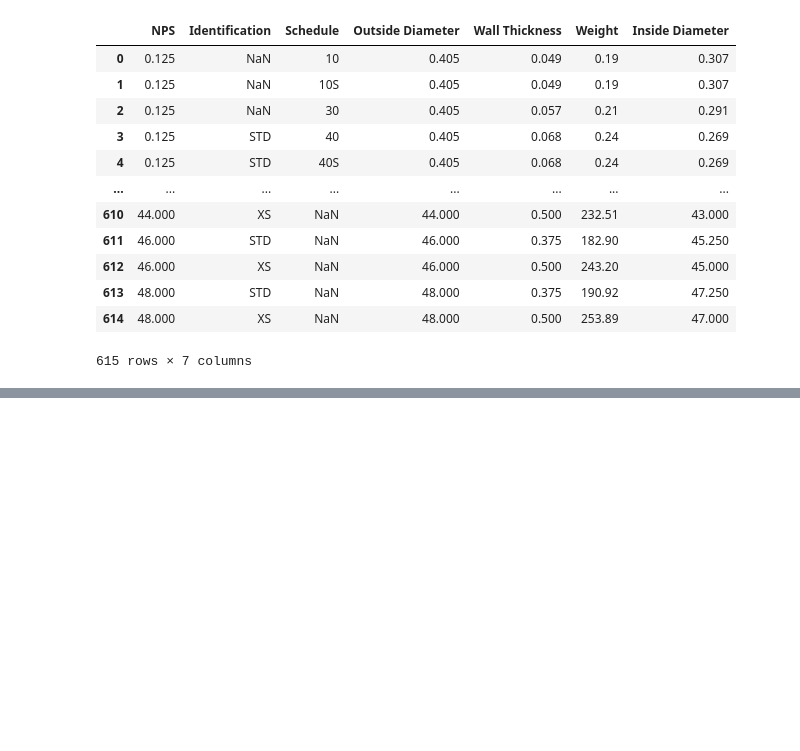
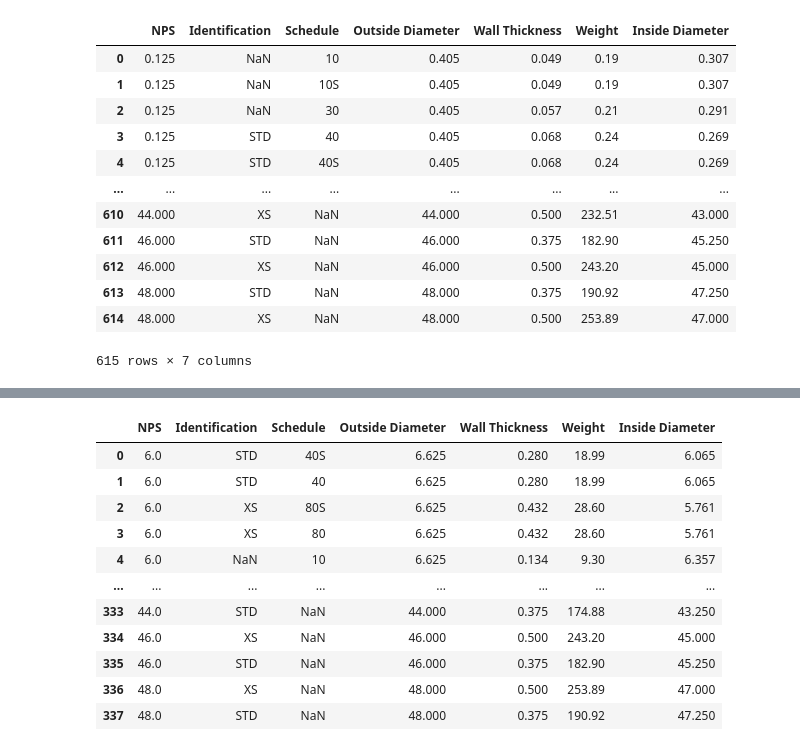
Before and after one commit to nkadakia185/software, a Jupyter notebook: fluid_software/main.ipynb, the cells around one changed output, grey strips where cells are left out. Saved outputs shown, nothing was run; the diff lists cells and outputs as text; code cells hidden in the pictures; blank space fills up the shorter version.

```diff
--- a/fluid_software/main.ipynb
+++ b/fluid_software/main.ipynb
@@ -88,15 +92,18 @@ def search_by_inside_diameter(df,
 # %%
+#STEP 1
+# INPUTS VARIABLES
+
 # Always input these variables
-inside_diameter = 0 #Enter the desired inside diameter as a decimal
+inside_diameter = 6 #Enter the desired inside diameter as a decimal
 
 # Optional variables
 standard_only = False #False will include entries without identification or schedule
-number_of_entries = 7 #Enter an integer if you only want to see a certain number of results, default is to see all entries
+number_of_entries = 4 #Enter an integer if you only want to see a certain number of results, default is to see all entries
 #TODO update your function above to work with the materials.py and make this block work with section viii= True
 ## Filter by Codes based on pressure and temperature if desired
 section_viii = False #Set to True to only return results that pass Section VIII Div 1. UG-27 for design pressure and temperature
-design_pressure = 4 #psig, must be entered if code filter is set to True
-design_temperature = 5 #F, must be entered if code filter is set to True
+design_pressure = 3 #psig, must be entered if code filter is set to True
+design_temperature = 6 #F, must be entered if code filter is set to True
 material = None #'304', '316', '106 Gr B' are the currently available materials, must be entered if code filter is set to True
 seamless = True #Set to False to apply a 0.85 strength reduction factor for welded pipe
 
@@ -110,3 +117,11 @@ def search_by_inside_diameter(df, inside_diameter,
                               material=None,
                               seamless=True):
     pass
+# %%
+#STEP 2
+#READ THE CSV AND CALCULATE INSIDE DIAMETER AND ADDS LAST COLUMN
+import pandas as pd
+
+df = pd.read_csv(r'pipe\pipe_sizes.csv')
+df['Inside Diameter'] = df['Outside Diameter'] - 2 * df['Wall Thickness']
+df
@@ -112,0 +142,67 @@ def search_by_inside_diameter(df, inside_diameter,
+# %%
+#STEP 3
+# takes in df and inside_diameter, returns a DataFrame of pipe sizes closest to the inside diameter
+def search_by_inside_diameter(df,
+                              inside_diameter,
+                              standard_only=True,
+                              number_of_entries=None,
+                              b31_1=False,
+                              b31_3=False,
+                              section_vii=False,
+                              design_pressure=0,
+                              design_temperature=0,
+                              material=None,
+                              seamless=True):
+    """
+    Searches for pipe entries closest to the specified inside diameter,
+    with optional code compliance using materials.py.
+    """
+    if inside_diameter is None:
+        raise ValueError("You must provide a target inside diameter.")
+
+    filtered_df = df.copy()
+
+    # Filter standard pipes only
+    if standard_only:
+        filtered_df['Standard'] = ~(filtered_df['Identification'].isna() & filtered_df['Schedule'].isna())
+        filtered_df = filtered_df[filtered_df['Standard']].drop(columns='Standard')
+
+    # Filter by design codes if requested
+    if any([b31_1, b31_3, section_vii]):
+        if not material or design_pressure == 0 or design_temperature == 0:
+            raise ValueError("Material, design_pressure, and design_temperature are required for code filtering.")
+
+        # Use check_code_compliance from cell 6
+        filtered_df = filtered_df[filtered_df.apply(
+            lambda row: check_code_compliance(row, material, design_pressure, design_temperature,
+                                              b31_1, b31_3, section_vii, seamless), axis=1)]
+
+    # Compute absolute difference from target inside diameter
+    filtered_df['ID Diff'] = abs(filtered_df['Inside Diameter'] - inside_diameter)
+
+    # Sort by how close the inside diameter is
+    filtered_df = filtered_df.sort_values(by='ID Diff')
+
+    # Limit number of results if specified
+    if number_of_entries:
+        filtered_df = filtered_df.head(number_of_entries)
+
+    # Drop helper column and reset index
+    filtered_df = filtered_df.drop(columns=['ID Diff'])
+
+    return filtered_df.reset_index(drop=True)
+
+search_by_inside_diameter(df, inside_diameter)
+# %% [output]
+|  | NPS | Identification | Schedule | Outside Diameter | Wall Thickness | Weight | Inside Diameter |
+| 0 | 6.0 | STD | 40S | 6.625 | 0.280 | 18.99 | 6.065 |
+| 1 | 6.0 | STD | 40 | 6.625 | 0.280 | 18.99 | 6.065 |
+| 2 | 6.0 | XS | 80S | 6.625 | 0.432 | 28.60 | 5.761 |
+| 3 | 6.0 | XS | 80 | 6.625 | 0.432 | 28.60 | 5.761 |
+| 4 | 6.0 | NaN | 10 | 6.625 | 0.134 | 9.30 | 6.357 |
+| ... | ... | ... | ... | ... | ... | ... | ... |
+| 333 | 44.0 | STD | NaN | 44.000 | 0.375 | 174.88 | 43.250 |
+| 334 | 46.0 | XS | NaN | 46.000 | 0.500 | 243.20 | 45.000 |
+| 335 | 46.0 | STD | NaN | 46.000 | 0.375 | 182.90 | 45.250 |
+| 336 | 48.0 | XS | NaN | 48.000 | 0.500 | 253.89 | 47.000 |
+| 337 | 48.0 | STD | NaN | 48.000 | 0.375 | 190.92 | 47.250 |
```
Also changed, not shown: parts of 7 cells of this notebook, 1 other file.
